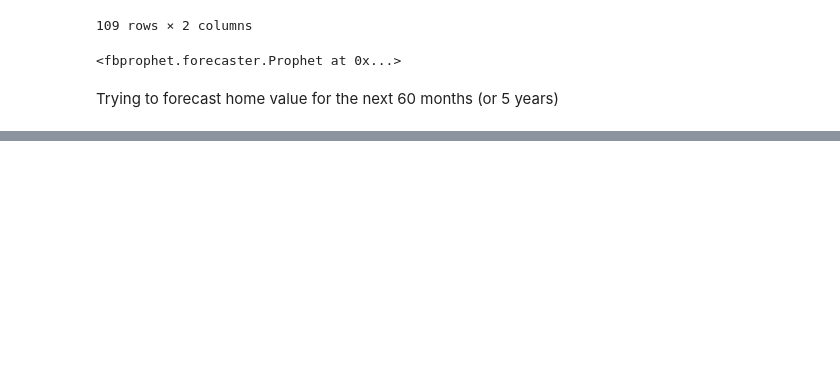
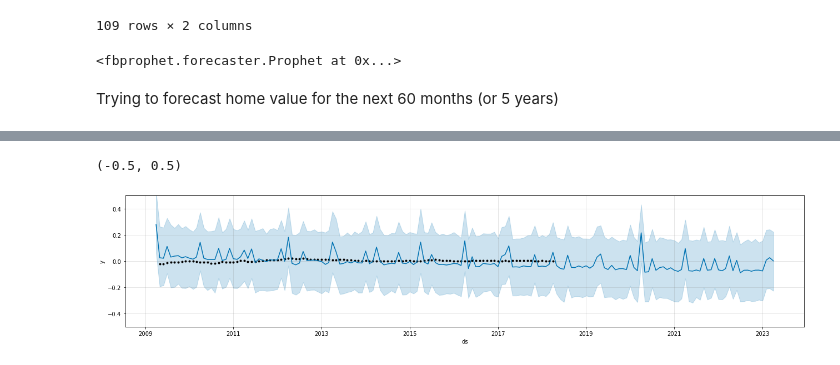
Before and after one commit to MatthewR1021/Zillow_Time_Series, a Jupyter notebook: jerry.ipynb, the cells around one changed output, grey strips where cells are left out. Drawn from its saved outputs; the diff is of its cells as text; code cells hidden in the pictures; blank space fills up the shorter version.

```diff
--- a/jerry.ipynb
+++ b/jerry.ipynb
@@ -717,0 +738,7 @@ forecast = model.predict(future)
+# %%
+fig, ax = plt.subplots(figsize=(18,4))
+model.plot(forecast, uncertainty=True,ax = ax)
+plt.ylim((-0.5,0.5))
+# %% [output]
+(-0.5, 0.5)
+[figure, added]
```
Also changed, not shown: parts of 12 cells of this notebook.
